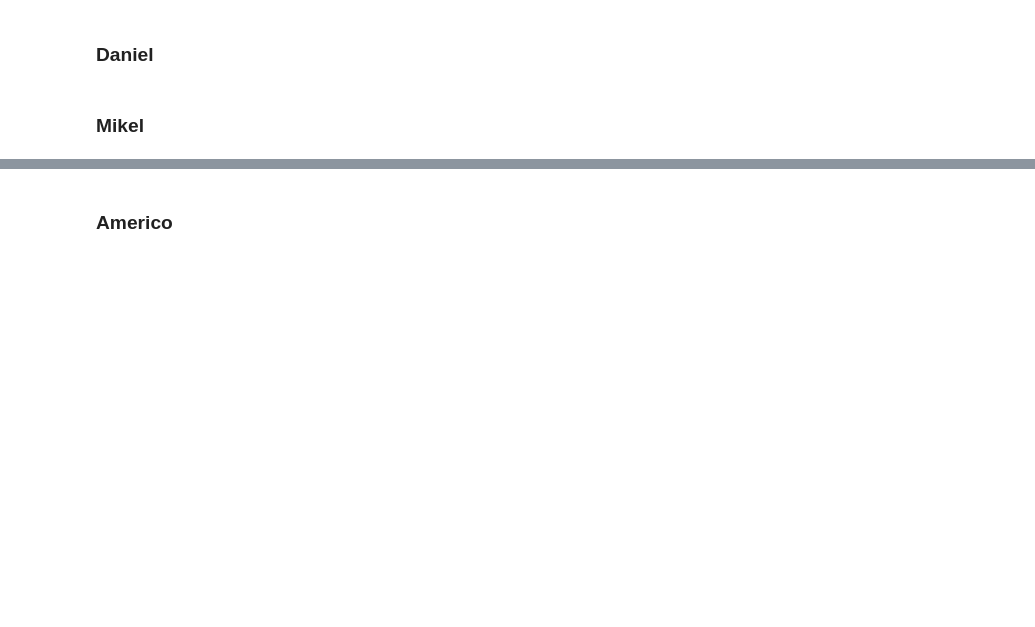
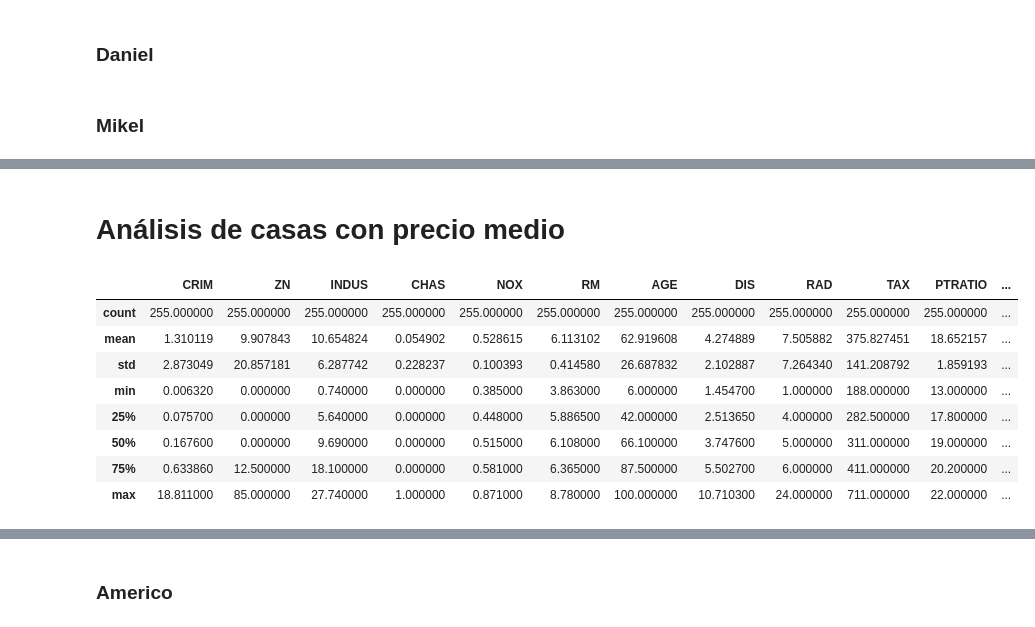
Before and after one commit to amejosecar/boston_DSPT, a Jupyter notebook: boston_requerimiento.ipynb, the cells around one changed output, grey strips where cells are left out. Drawn from its saved outputs; the diff is of its cells as text; code cells hidden in the pictures; blank space fills up the shorter version.

```diff
--- a/boston_requerimiento.ipynb
+++ b/boston_requerimiento.ipynb
@@ -106,0 +229,15 @@ dtype: int64
+# %% [markdown]
+# Análisis de casas con precio medio
+# %%
+#Analisis estadistico de las casas con valor Medio
+df_boston[df_boston['Categoria_Precio'] == 'Medio'].describe()
+# %% [output]
+|  | CRIM | ZN | INDUS | CHAS | NOX | RM | AGE | DIS | RAD | TAX | PTRATIO | ... |
+| count | 255.000000 | 255.000000 | 255.000000 | 255.000000 | 255.000000 | 255.000000 | 255.000000 | 255.000000 | 255.000000 | 255.000000 | 255.000000 | ... |
+| mean | 1.310119 | 9.907843 | 10.654824 | 0.054902 | 0.528615 | 6.113102 | 62.919608 | 4.274889 | 7.505882 | 375.827451 | 18.652157 | ... |
+| std | 2.873049 | 20.857181 | 6.287742 | 0.228237 | 0.100393 | 0.414580 | 26.687832 | 2.102887 | 7.264340 | 141.208792 | 1.859193 | ... |
+| min | 0.006320 | 0.000000 | 0.740000 | 0.000000 | 0.385000 | 3.863000 | 6.000000 | 1.454700 | 1.000000 | 188.000000 | 13.000000 | ... |
+| 25% | 0.075700 | 0.000000 | 5.640000 | 0.000000 | 0.448000 | 5.886500 | 42.000000 | 2.513650 | 4.000000 | 282.500000 | 17.800000 | ... |
+| 50% | 0.167600 | 0.000000 | 9.690000 | 0.000000 | 0.515000 | 6.108000 | 66.100000 | 3.747600 | 5.000000 | 311.000000 | 19.000000 | ... |
+| 75% | 0.633860 | 12.500000 | 18.100000 | 0.000000 | 0.581000 | 6.365000 | 87.500000 | 5.502700 | 6.000000 | 411.000000 | 20.200000 | ... |
+| max | 18.811000 | 85.000000 | 27.740000 | 1.000000 | 0.871000 | 8.780000 | 100.000000 | 10.710300 | 24.000000 | 711.000000 | 22.000000 | ... |
```
Also changed, not shown: parts of 20 cells of this notebook, 1 other file.
